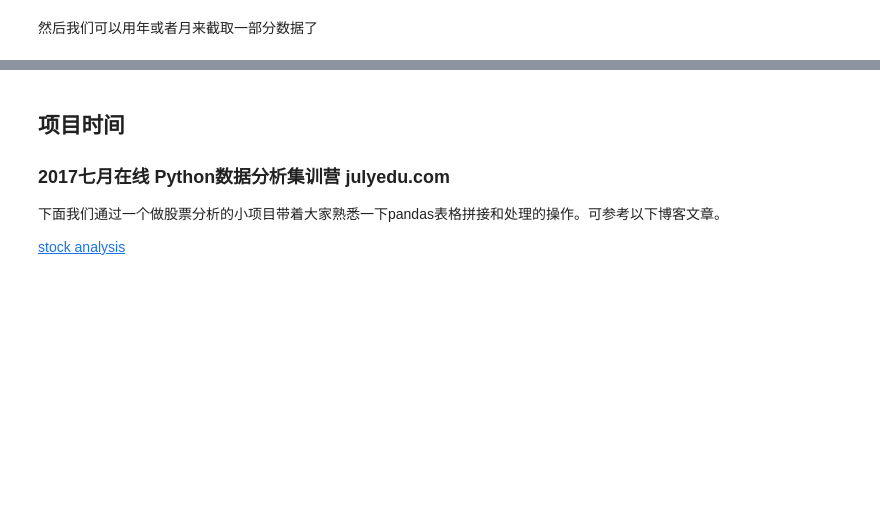
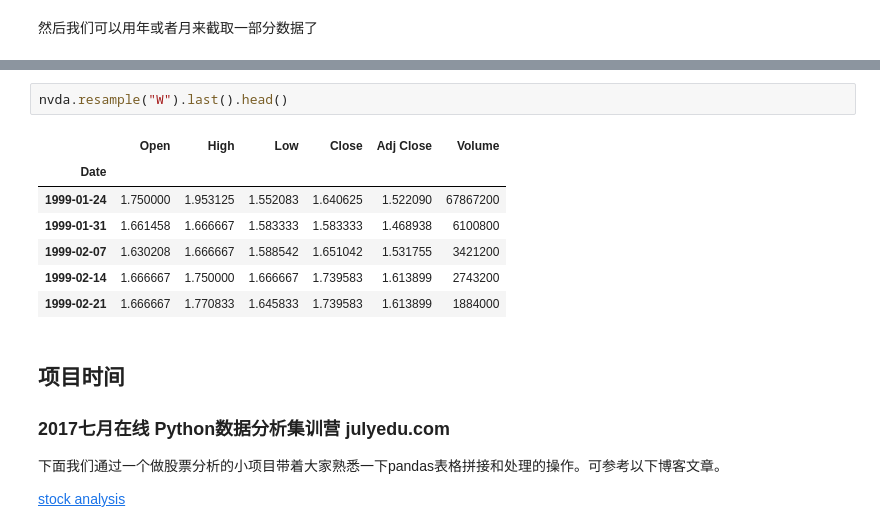
Before and after one commit to ZeweiChu/pandas-tutorial, a Jupyter notebook: 2017-Nov/pandas-3.ipynb, the cells around one changed output, grey strips where cells are left out. Drawn from its saved outputs; the diff is of its cells as text; blank space fills up the shorter version.

```diff
--- a/2017-Nov/pandas-3.ipynb
+++ b/2017-Nov/pandas-3.ipynb
@@ -570,3 +599,13 @@ dft["2017-02"].head()
+# %%
+nvda.resample("W").last().head()
+# %% [output]
+|  | Open | High | Low | Close | Adj Close | Volume |
+| Date |  |  |  |  |  |  |
+| 1999-01-24 | 1.750000 | 1.953125 | 1.552083 | 1.640625 | 1.522090 | 67867200 |
+| 1999-01-31 | 1.661458 | 1.666667 | 1.583333 | 1.583333 | 1.468938 | 6100800 |
+| 1999-02-07 | 1.630208 | 1.666667 | 1.588542 | 1.651042 | 1.531755 | 3421200 |
+| 1999-02-14 | 1.666667 | 1.750000 | 1.666667 | 1.739583 | 1.613899 | 2743200 |
+| 1999-02-21 | 1.666667 | 1.770833 | 1.645833 | 1.739583 | 1.613899 | 1884000 |
 # %% [markdown]
 ## 项目时间
 ### 2017七月在线 Python数据分析集训营 julyedu.com
```
Also changed, not shown: parts of 20 cells of this notebook, 1 other file.
